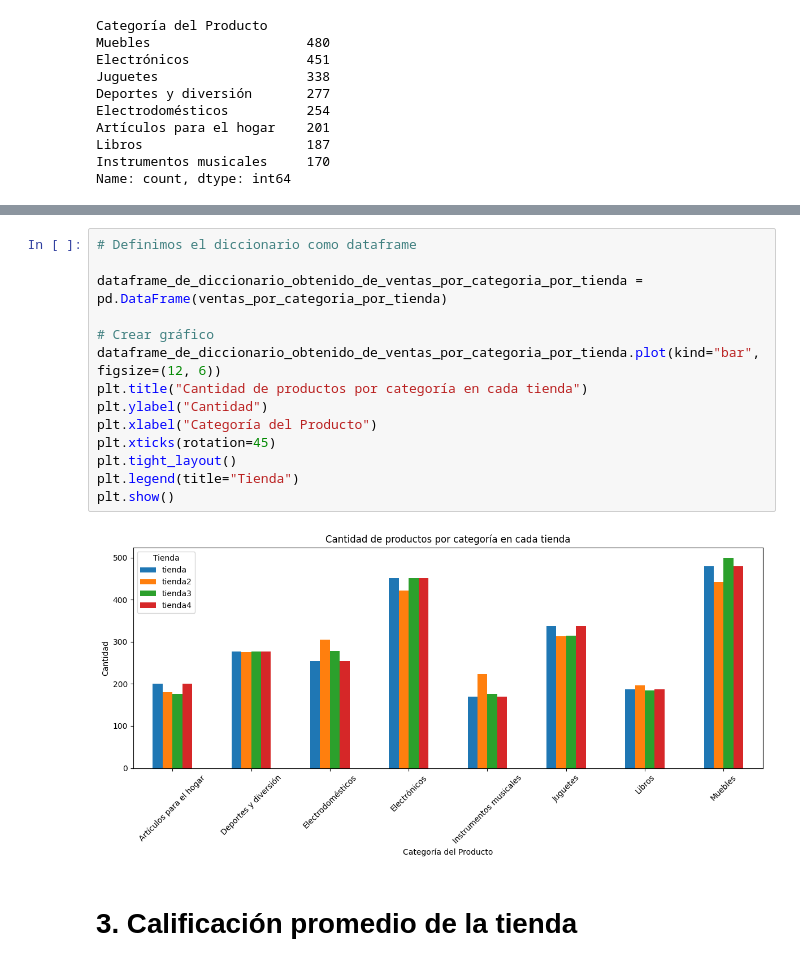
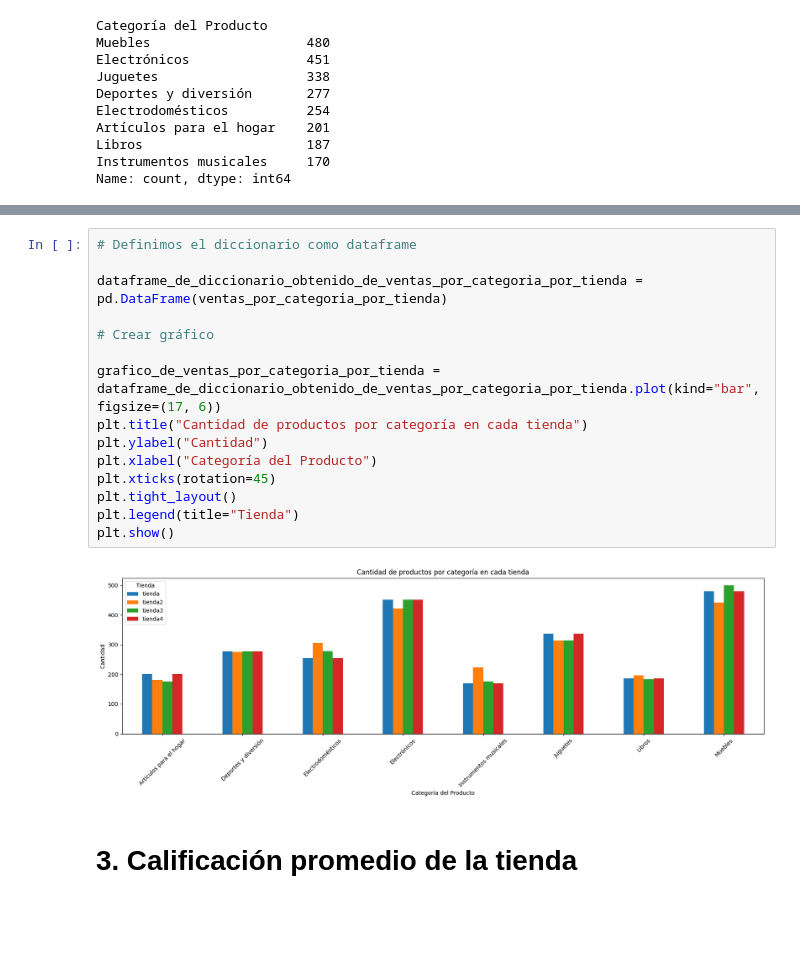
Before and after one commit to Alfonso-Jesus-Garcia-Moya/Challenge_1_Python_para_Data_Science_Challenge_Alura_Store, a Jupyter notebook: AluraStoreLatam.ipynb, the cells around one changed output, grey strips where cells are left out. Saved outputs shown, nothing was run; the diff lists cells and outputs as text; blank space fills up the shorter version.

```diff
--- a/AluraStoreLatam.ipynb
+++ b/AluraStoreLatam.ipynb
@@ -209,19 +209,20 @@ ventas_por_categoria_por_tienda
 # %%
 # Definimos el diccionario como dataframe
 
 dataframe_de_diccionario_obtenido_de_ventas_por_categoria_por_tienda = pd.DataFrame(ventas_por_categoria_por_tienda)
 
 # Crear gráfico
-dataframe_de_diccionario_obtenido_de_ventas_por_categoria_por_tienda.plot(kind="bar", figsize=(12, 6))
+
+grafico_de_ventas_por_categoria_por_tienda = dataframe_de_diccionario_obtenido_de_ventas_por_categoria_por_tienda.plot(kind="bar", figsize=(17, 6))
 plt.title("Cantidad de productos por categoría en cada tienda")
 plt.ylabel("Cantidad")
 plt.xlabel("Categoría del Producto")
 plt.xticks(rotation=45)
 plt.tight_layout()
 plt.legend(title="Tienda")
 plt.show()
 # %% [output]
-[figure, old version]
+[figure, new version]
 # %% [markdown]
 # 3. Calificación promedio de la tienda
 # %% [markdown]
```
